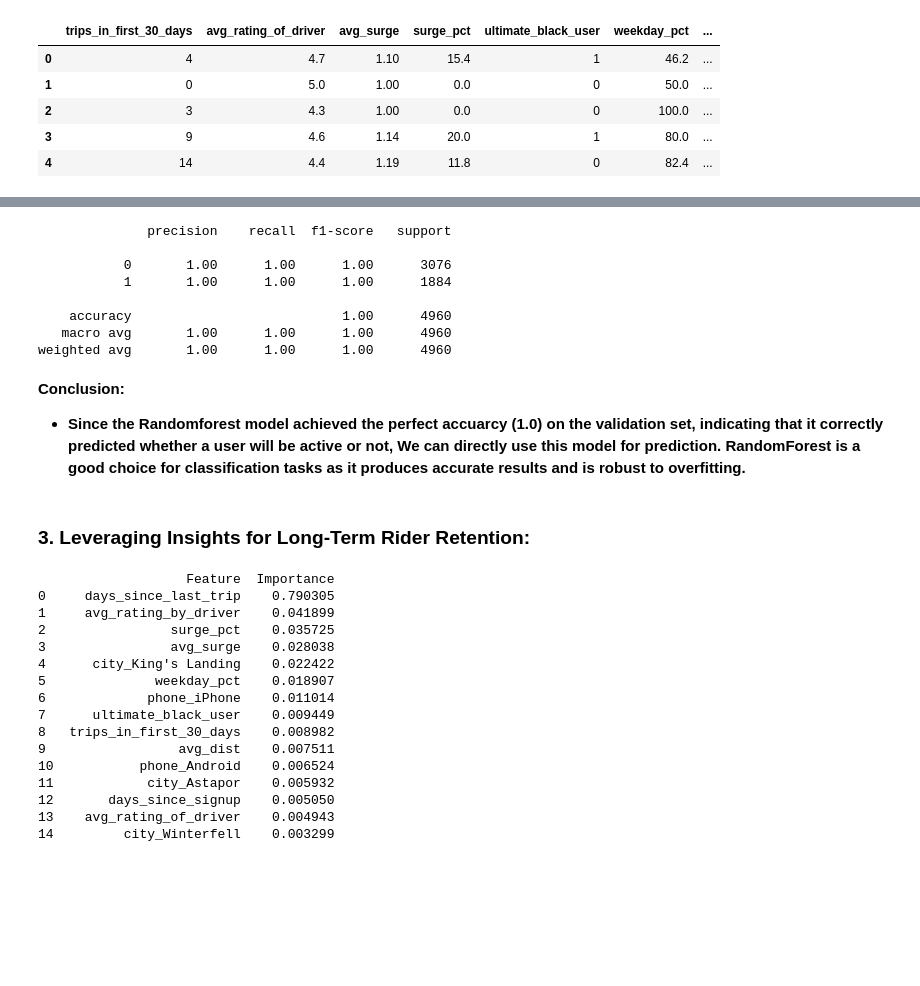
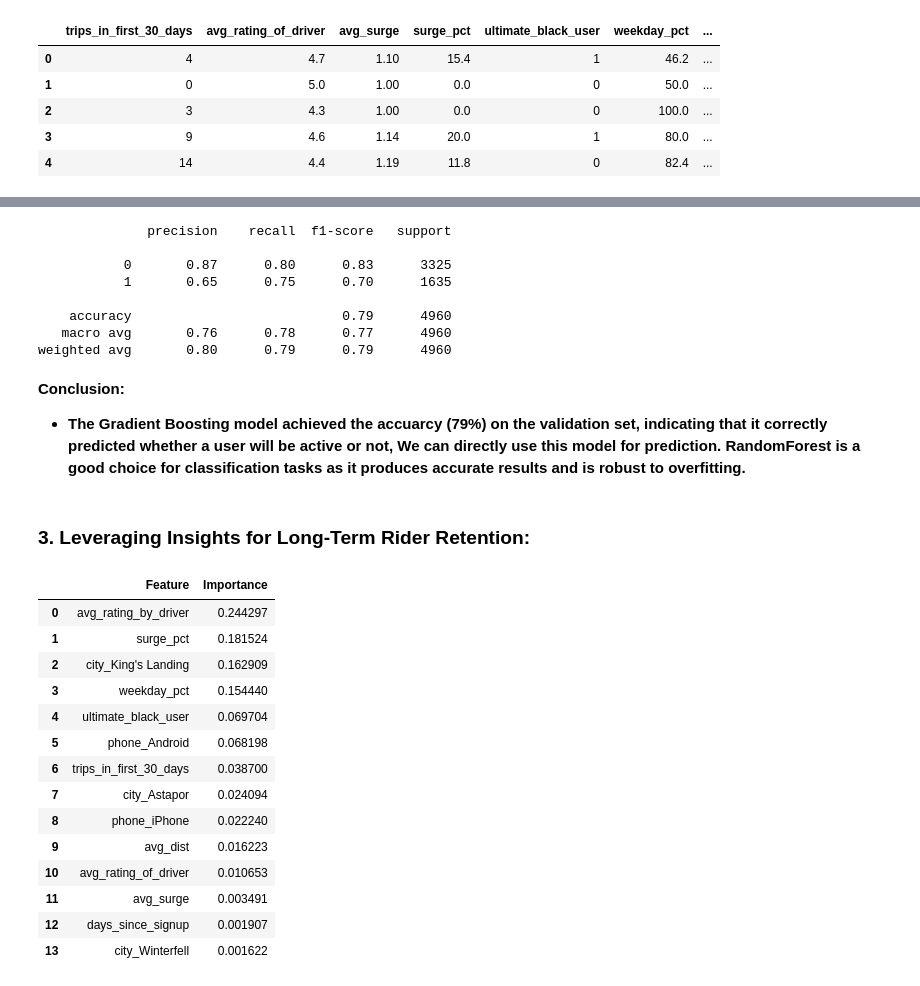
Before and after one commit to karma-gits/springboard, a Jupyter notebook: Take_home_challenge/ultimate_challenge/ultimate_challenge.ipynb, the cells around one changed output, grey strips where cells are left out. Saved outputs shown, nothing was run; the diff lists cells and outputs as text; code cells hidden in the pictures; blank space fills up the shorter version.

```diff
--- a/Take_home_challenge/ultimate_challenge/ultimate_challenge.ipynb
+++ b/Take_home_challenge/ultimate_challenge/ultimate_challenge.ipynb
@@ -480,45 +498,39 @@ plt.ylabel('Truth');
 # %%
 from sklearn.metrics import classification_report
-
-print(classification_report(model.predict(X_test),y_test))
+print(classification_report(best_model.predict(X_test),y_test))
 # %% [output]
               precision    recall  f1-score   support
 
-           0       1.00      1.00      1.00      3076
-           1       1.00      1.00      1.00      1884
+           0       0.87      0.80      0.83      3325
+           1       0.65      0.75      0.70      1635
 
-    accuracy                           1.00      4960
-   macro avg       1.00      1.00      1.00      4960
-weighted avg       1.00      1.00      1.00      4960
+    accuracy                           0.79      4960
+   macro avg       0.76      0.78      0.77      4960
+weighted avg       0.80      0.79      0.79      4960
 # %% [markdown]
 **Conclusion:**
-- **Since the Randomforest model achieved the perfect accuarcy (1.0) on the validation set, indicating that it correctly predicted whether a user will be active or not, We can directly use this model for prediction. RandomForest is a good choice for classification tasks as it produces accurate results and is robust to overfitting.**
+- **The Gradient Boosting model achieved the accuarcy (79%) on the validation set, indicating that it correctly predicted whether a user will be active or not, We can directly use this model for prediction. RandomForest is a good choice for classification tasks as it produces accurate results and is robust to overfitting.**
 # %% [markdown]
 ### **3. Leveraging Insights for Long-Term Rider Retention:**
 # %%
 # Get feature importances
-feature_importances = model.feature_importances_
-
 # Create a DataFrame to display feature importance scores
-feature_importance_df = pd.DataFrame({'Feature': X.columns, 'Importance': feature_importances})
-feature_importance_df = feature_importance_df.sort_values(by='Importance', ascending=False)
-
-# Display the feature importance scores
-print(feature_importance_df.reset_index(drop=True))
+feature_importance_df = pd.DataFrame({'Feature': X.columns, 'Importance': best_model.feature_importances_})
+feature_importance_df=feature_importance_df.sort_values(by='Importance', ascending=False).reset_index(drop=True)
+feature_importance_df
 # %% [output]
-                   Feature  Importance
-0     days_since_last_trip    0.790305
-1     avg_rating_by_driver    0.041899
-2                surge_pct    0.035725
-3                avg_surge    0.028038
-4      city_King's Landing    0.022422
-5              weekday_pct    0.018907
-6             phone_iPhone    0.011014
-7      ultimate_black_user    0.009449
-8   trips_in_first_30_days    0.008982
-9                 avg_dist    0.007511
-10           phone_Android    0.006524
-11            city_Astapor    0.005932
-12       days_since_signup    0.005050
-13    avg_rating_of_driver    0.004943
-14         city_Winterfell    0.003299
+|  | Feature | Importance |
+| 0 | avg_rating_by_driver | 0.244297 |
+| 1 | surge_pct | 0.181524 |
+| 2 | city_King's Landing | 0.162909 |
+| 3 | weekday_pct | 0.154440 |
+| 4 | ultimate_black_user | 0.069704 |
+| 5 | phone_Android | 0.068198 |
+| 6 | trips_in_first_30_days | 0.038700 |
+| 7 | city_Astapor | 0.024094 |
+| 8 | phone_iPhone | 0.022240 |
+| 9 | avg_dist | 0.016223 |
+| 10 | avg_rating_of_driver | 0.010653 |
+| 11 | avg_surge | 0.003491 |
+| 12 | days_since_signup | 0.001907 |
+| 13 | city_Winterfell | 0.001622 |
```
Also changed, not shown: parts of 16 cells of this notebook, 1 other file.
